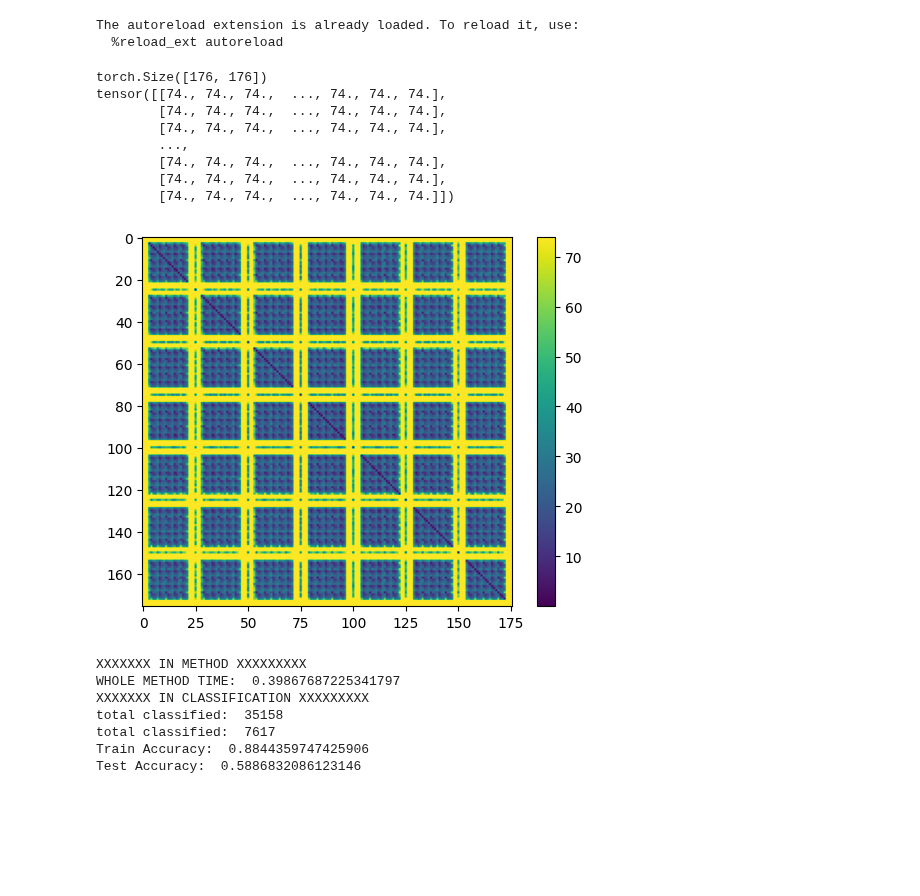
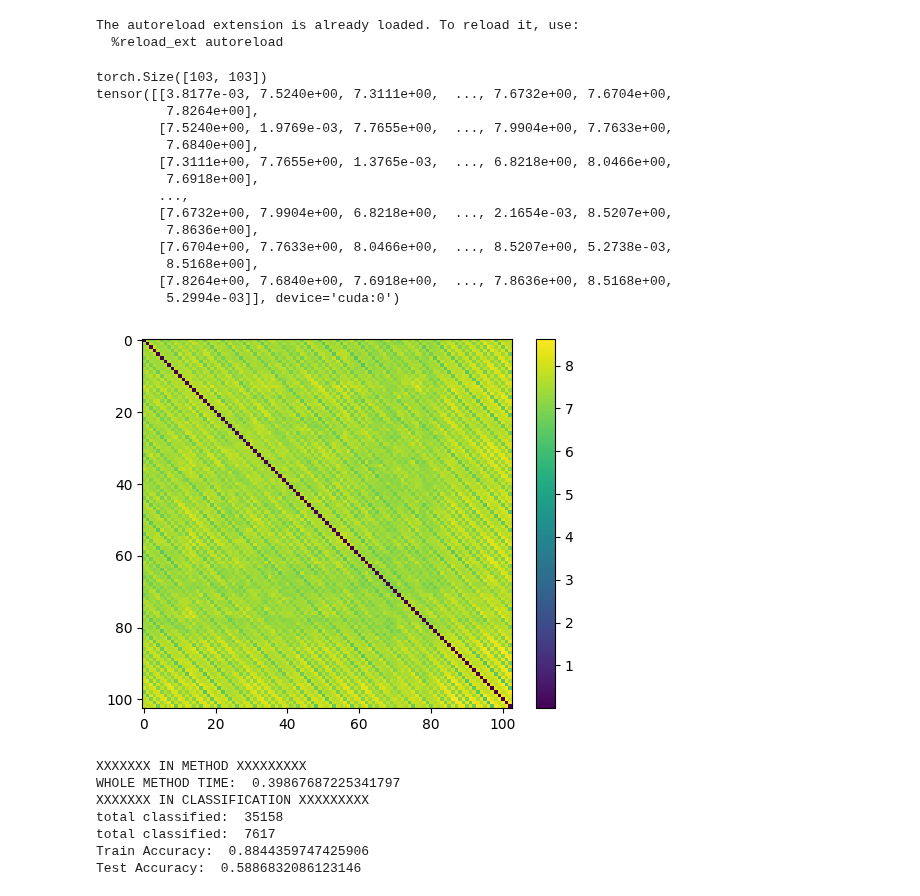
Before and after one commit to amirbourvine/YA-WEI-SEM-6, a Jupyter notebook: notebooks/bandsHDD.ipynb, the cells around one changed output. Saved outputs shown, nothing was run; the diff lists cells and outputs as text; code cells hidden in the pictures; blank space fills up the shorter version.

```diff
--- a/notebooks/bandsHDD.ipynb
+++ b/notebooks/bandsHDD.ipynb
@@ -25,20 +25,20 @@ The autoreload extension is already loaded. To reload it, use:
   %reload_ext autoreload
 # %%
 parent_dir = os.path.join(os.getcwd(),"..")
-# csv_path = os.path.join(parent_dir, 'datasets', 'paviaU.csv')
-# gt_path = os.path.join(parent_dir, 'datasets', 'paviaU_gt.csv')
+csv_path = os.path.join(parent_dir, 'datasets', 'paviaU.csv')
+gt_path = os.path.join(parent_dir, 'datasets', 'paviaU_gt.csv')
 # csv_path = os.path.join(parent_dir, 'datasets', 'pavia.csv')
 # gt_path = os.path.join(parent_dir, 'datasets', 'pavia_gt.csv')
-csv_path = os.path.join(parent_dir, 'datasets', 'KSC.csv')
-gt_path = os.path.join(parent_dir, 'datasets', 'KSC_gt.csv')
+# csv_path = os.path.join(parent_dir, 'datasets', 'KSC.csv')
+# gt_path = os.path.join(parent_dir, 'datasets', 'KSC_gt.csv')
 
 dsl = datasetLoader(csv_path, gt_path)
 
 df = dsl.read_dataset(gt=False)
 X = np.array(df)
-# X = X.reshape((610,340, 103))
+X = X.reshape((610,340, 103))
 # X = X.reshape((1096, 715, 102))
-X = X.reshape((512, 614, 176))
+# X = X.reshape((512, 614, 176))
 
 df = dsl.read_dataset(gt=True)
 y = np.array(df)
@@ -55,31 +55,37 @@ y = y.to(device)
 # %%
 from MetaLearner import HDDOnBands
 from consts import *
 
-distances = HDDOnBands.run(X, METRIC_BANDS, factors_for_batch=(7,7))
+distances = HDDOnBands.run(X, 'cosine', factors_for_batch=None)
 
 print(distances.shape)
 print(distances)
 
 show_distances(distances)
 
 
 # weights, dist_batches = HDDOnBands.createL1WeightedBatches(X, normalize=False)
 
 # show_weights(weights, is_normalized=False)
 
 
 # plot_tree(distances.cpu().numpy())
 # %% [output]
-torch.Size([176, 176])
-tensor([[74., 74., 74.,  ..., 74., 74., 74.],
-        [74., 74., 74.,  ..., 74., 74., 74.],
-        [74., 74., 74.,  ..., 74., 74., 74.],
+torch.Size([103, 103])
+tensor([[3.8177e-03, 7.5240e+00, 7.3111e+00,  ..., 7.6732e+00, 7.6704e+00,
+         7.8264e+00],
+        [7.5240e+00, 1.9769e-03, 7.7655e+00,  ..., 7.9904e+00, 7.7633e+00,
+         7.6840e+00],
+        [7.3111e+00, 7.7655e+00, 1.3765e-03,  ..., 6.8218e+00, 8.0466e+00,
+         7.6918e+00],
         ...,
-        [74., 74., 74.,  ..., 74., 74., 74.],
-        [74., 74., 74.,  ..., 74., 74., 74.],
-        [74., 74., 74.,  ..., 74., 74., 74.]])
+        [7.6732e+00, 7.9904e+00, 6.8218e+00,  ..., 2.1654e-03, 8.5207e+00,
+         7.8636e+00],
+        [7.6704e+00, 7.7633e+00, 8.0466e+00,  ..., 8.5207e+00, 5.2738e-03,
+         8.5168e+00],
+        [7.8264e+00, 7.6840e+00, 7.6918e+00,  ..., 7.8636e+00, 8.5168e+00,
+         5.2994e-03]], device='cuda:0')
-[figure, old version]
+[figure, new version]
 # %%
 import gc
 torch.cuda.empty_cache()
```
Also changed, not shown: 12 other files.
